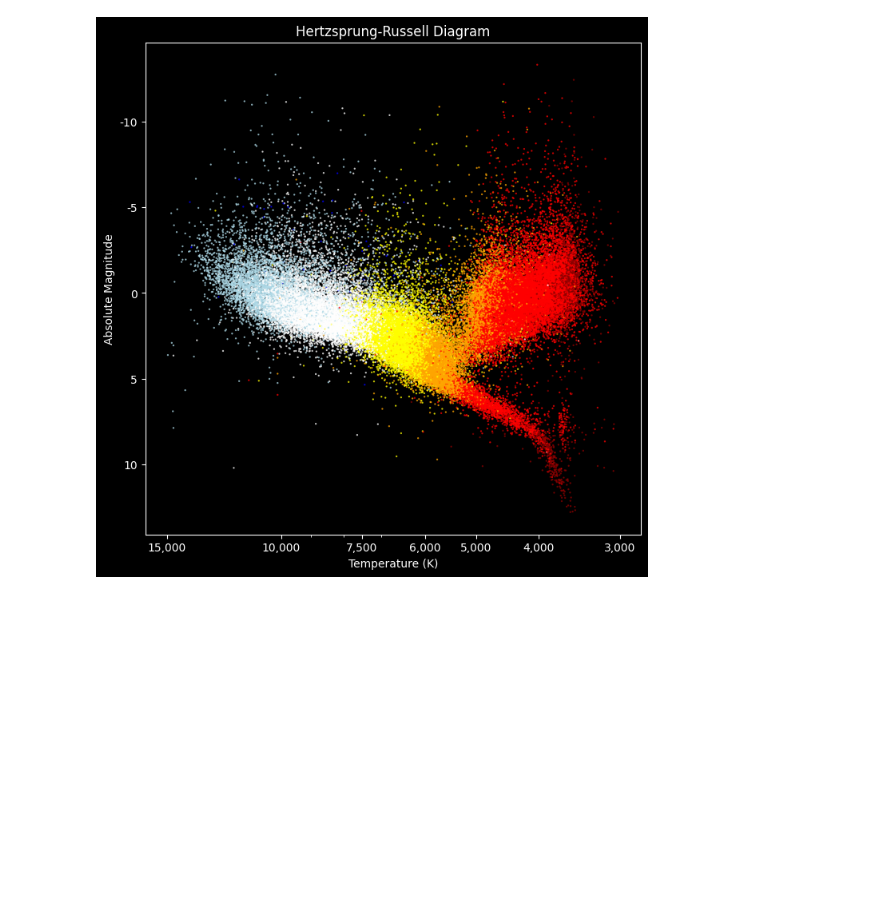
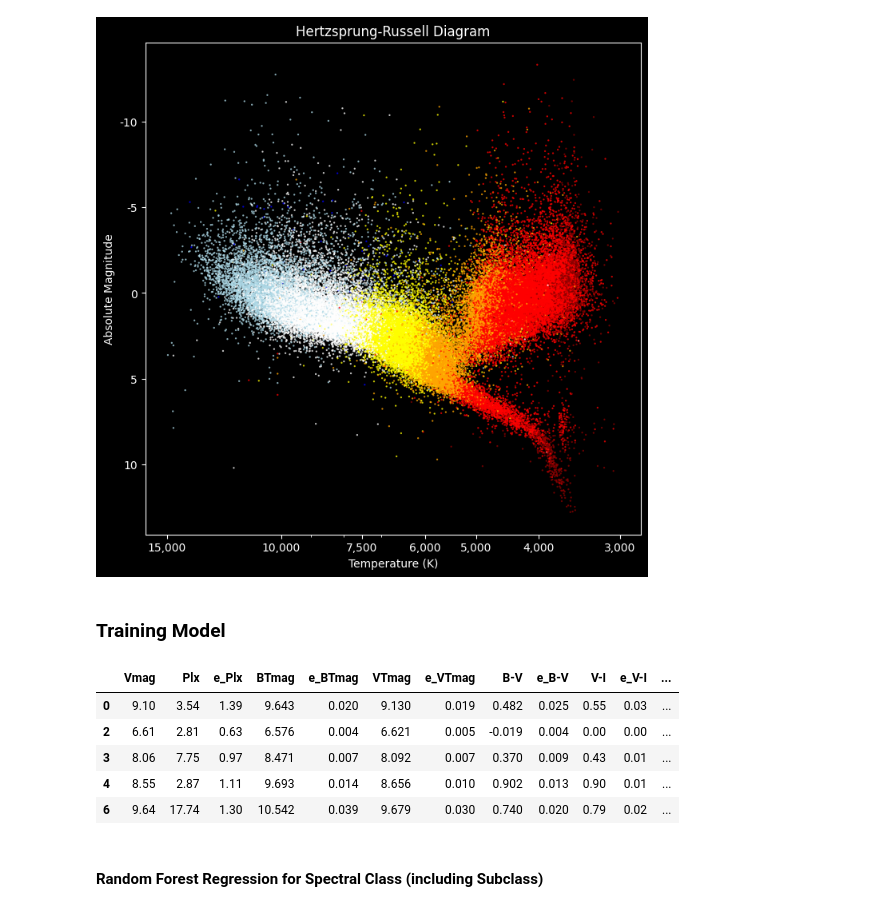
Before and after one commit to EP1XWARR10R/stellar-classification-capstone, a Jupyter notebook: Capstone.ipynb, the cells around one changed output. Drawn from its saved outputs; the diff is of its cells as text; code cells hidden in the pictures; blank space fills up the shorter version.

Commit message:
feat: basic random forest

```diff
--- a/Capstone.ipynb
+++ b/Capstone.ipynb
@@ -258,3 +285,5 @@ plt.title('Hertzsprung-Russell Diagram')
 plt.show()
 # %% [output]
 [figure]
+# %% [markdown]
+### Training Model
@@ -260,0 +295,11 @@ plt.show()
+# %%
+df_ML = df.drop(columns=['HIP', 'r_Vmag', 'r_B-V', 'r_V-I', 'SpType', 'r_SpType', 'Amag', 'Lum', 'Temp', 'SpSubCl', 'LumCl'])
+# %%
+df_ML.head()
+# %% [output]
+|  | Vmag | Plx | e_Plx | BTmag | e_BTmag | VTmag | e_VTmag | B-V | e_B-V | V-I | e_V-I | ... |
+| 0 | 9.10 | 3.54 | 1.39 | 9.643 | 0.020 | 9.130 | 0.019 | 0.482 | 0.025 | 0.55 | 0.03 | ... |
+| 2 | 6.61 | 2.81 | 0.63 | 6.576 | 0.004 | 6.621 | 0.005 | -0.019 | 0.004 | 0.00 | 0.00 | ... |
+| 3 | 8.06 | 7.75 | 0.97 | 8.471 | 0.007 | 8.092 | 0.007 | 0.370 | 0.009 | 0.43 | 0.01 | ... |
+| 4 | 8.55 | 2.87 | 1.11 | 9.693 | 0.014 | 8.656 | 0.010 | 0.902 | 0.013 | 0.90 | 0.01 | ... |
+| 6 | 9.64 | 17.74 | 1.30 | 10.542 | 0.039 | 9.679 | 0.030 | 0.740 | 0.020 | 0.79 | 0.02 | ... |
@@ -260,0 +308,2 @@ plt.show()
+# %% [markdown]
+#### Random Forest Regression for Spectral Class (including Subclass)
```
Also changed, not shown: parts of 20 cells of this notebook, 1 other file.
